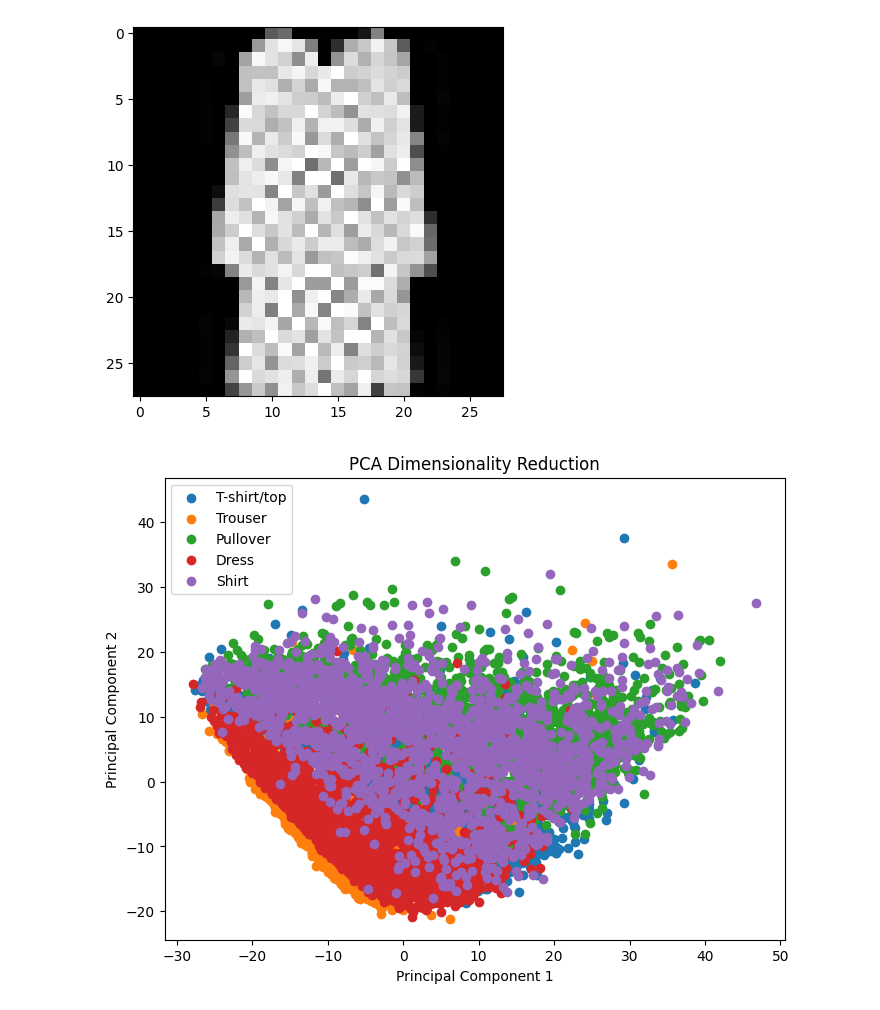
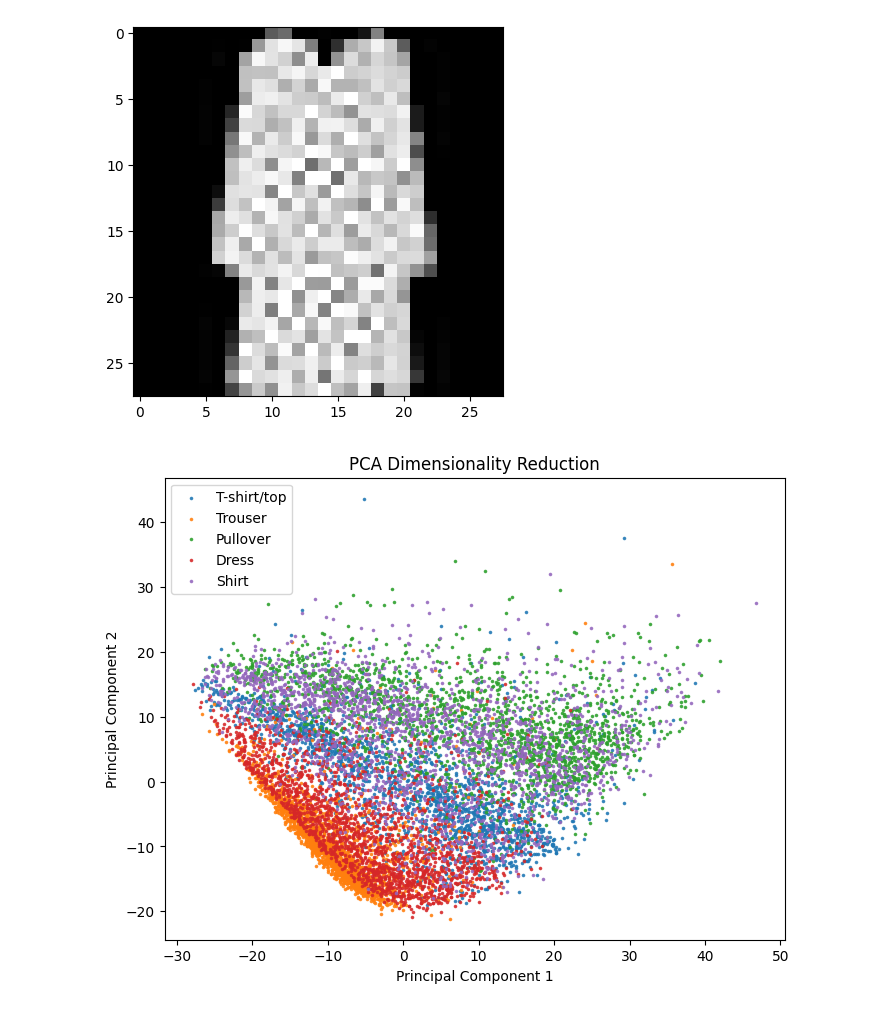
Before and after one commit to AnnaMariaGnat/ML_Project, a Jupyter notebook: notebook.ipynb, the cells around one changed output. Saved outputs shown, nothing was run; the diff lists cells and outputs as text; code cells hidden in the pictures.

```diff
--- a/notebook.ipynb
+++ b/notebook.ipynb
@@ -38,20 +38,20 @@ Label:  3 Dress
 # %%
 from pca import pca_dr
 
 # reduce dimensionality of images
 pca = pca_dr(n_components=2)
 pca.fit(images)
 images_transformed = pca.transform(images)
 
 plt.figure(figsize=(8, 6))
 for label_value in np.unique(labels):
     indices = np.where(labels == label_value)
-    plt.scatter(images_transformed[indices, 0], images_transformed[indices, 1], label=labels_dict[label_value])
+    plt.scatter(images_transformed[indices, 0], images_transformed[indices, 1], label=labels_dict[label_value], s=10, alpha=0.8, marker='.', linewidths=1)
 
 plt.title('PCA Dimensionality Reduction')
 plt.xlabel('Principal Component 1')
 plt.ylabel('Principal Component 2')
 plt.legend()
 plt.show()
 # %% [output]
-[figure, old version]
+[figure, new version]
```
